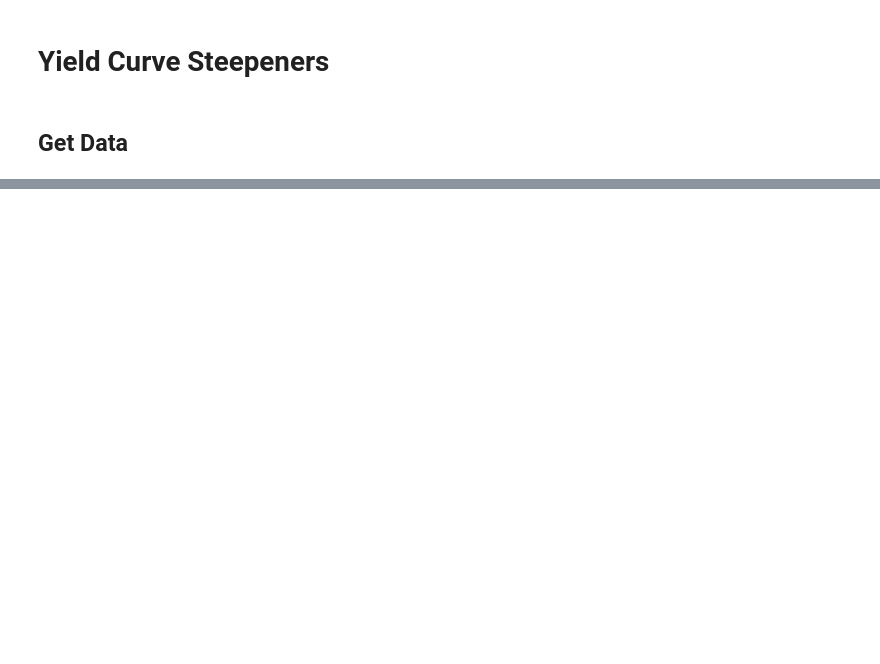
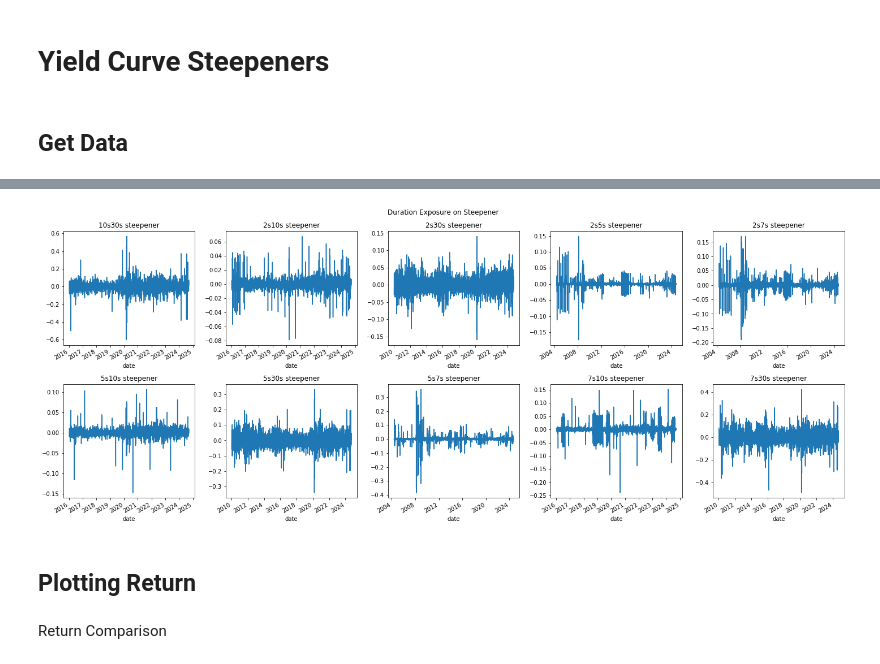
Before and after one commit to diegodalvarez/CashTreasuries, a Jupyter notebook: root/notebooks/CTDSpreads.ipynb, the cells around one changed output, grey strips where cells are left out. Cells and saved outputs as stored; diff of their text form; code cells hidden in the pictures; blank space fills up the shorter version.

```diff
--- a/root/notebooks/CTDSpreads.ipynb
+++ b/root/notebooks/CTDSpreads.ipynb
@@ -46,0 +57,31 @@ For returns
+# %%
+def plot_duration_exposure(df: pd.DataFrame) -> plt.Figure:
+
+    df_tmp = (df.query(
+        "var == 'duration'").
+        assign(duration_exposure = lambda x: (x.long_weight * x.long_val) - (x.short_weight * x.short_val)))
+
+    steepeners = df_tmp.steepener.drop_duplicates().sort_values().to_list()
+    fig, axes  = plt.subplots(ncols = len(steepeners) // 2, nrows = len(steepeners) // 5, figsize = (20,8))
+
+    for steepener, ax in zip(steepeners, axes.flatten()):
+
+        (df_tmp.query(
+            "steepener == @steepener").
+            set_index("date")
+            [["duration_exposure"]].
+            plot(
+                ax     = ax,
+                title  = steepener,
+                legend = False))
+
+    fig.suptitle("Duration Exposure on Steepener")
+    plt.tight_layout()
+
+plot_duration_exposure(df)
+# %% [output]
+[figure, added]
+# %% [markdown]
+## Plotting Return
+# %% [markdown]
+Return Comparison
```
Also changed, not shown: parts of 17 cells of this notebook, 4 other files.
